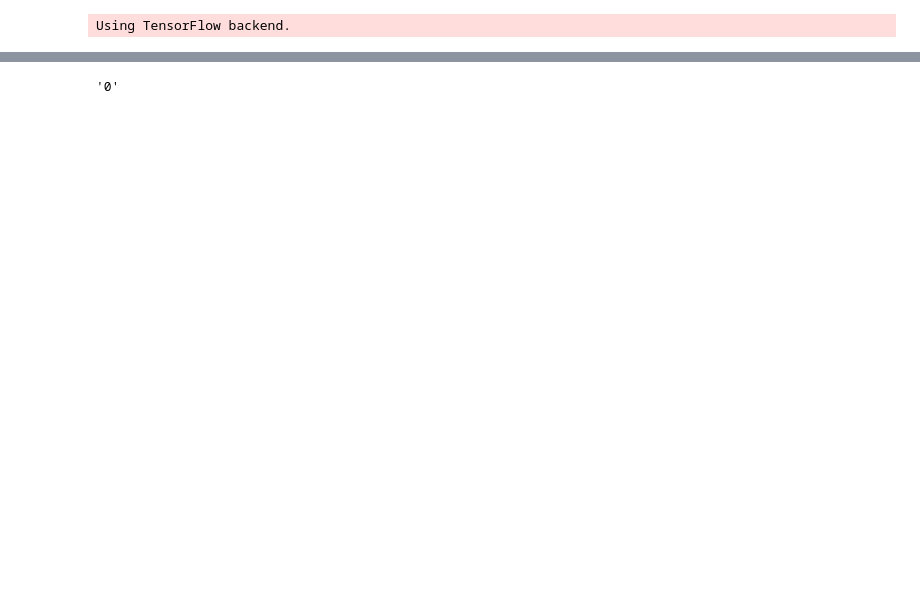
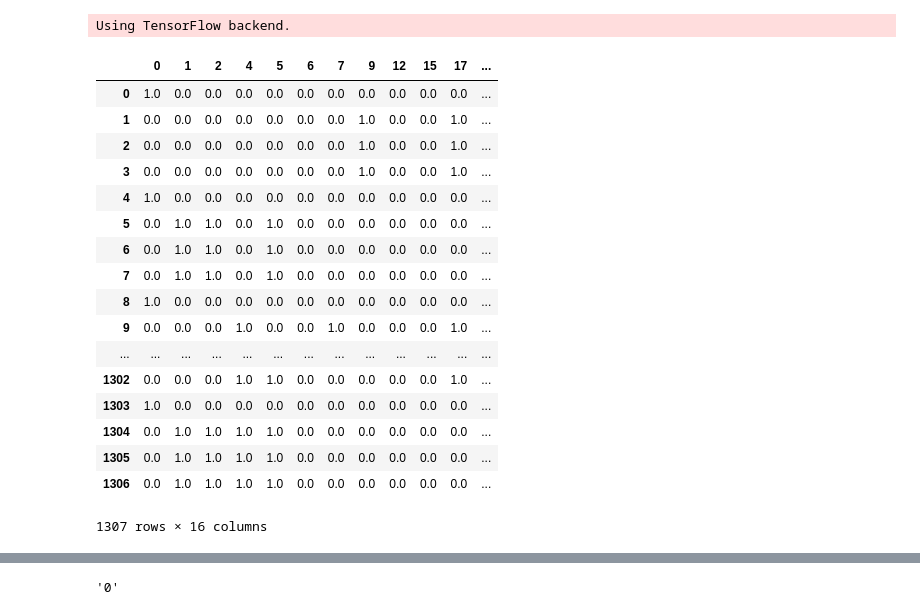
Before and after one commit to SunProg/do-neural-networks-learn-faus-iccvw-2015, a Jupyter notebook: feature-au.ipynb, the cells around one changed output, grey strips where cells are left out. Drawn from its saved outputs; the diff is of its cells as text; code cells hidden in the pictures; blank space fills up the shorter version.

```diff
--- a/feature-au.ipynb
+++ b/feature-au.ipynb
@@ -39,3 +43,24 @@ del facs['Unnamed: 0']
+# %%
+facs
+# %% [output]
+|  | 0 | 1 | 2 | 4 | 5 | 6 | 7 | 9 | 12 | 15 | 17 | ... |
+| 0 | 1.0 | 0.0 | 0.0 | 0.0 | 0.0 | 0.0 | 0.0 | 0.0 | 0.0 | 0.0 | 0.0 | ... |
+| 1 | 0.0 | 0.0 | 0.0 | 0.0 | 0.0 | 0.0 | 0.0 | 1.0 | 0.0 | 0.0 | 1.0 | ... |
+| 2 | 0.0 | 0.0 | 0.0 | 0.0 | 0.0 | 0.0 | 0.0 | 1.0 | 0.0 | 0.0 | 1.0 | ... |
+| 3 | 0.0 | 0.0 | 0.0 | 0.0 | 0.0 | 0.0 | 0.0 | 1.0 | 0.0 | 0.0 | 1.0 | ... |
+| 4 | 1.0 | 0.0 | 0.0 | 0.0 | 0.0 | 0.0 | 0.0 | 0.0 | 0.0 | 0.0 | 0.0 | ... |
+| 5 | 0.0 | 1.0 | 1.0 | 0.0 | 1.0 | 0.0 | 0.0 | 0.0 | 0.0 | 0.0 | 0.0 | ... |
+| 6 | 0.0 | 1.0 | 1.0 | 0.0 | 1.0 | 0.0 | 0.0 | 0.0 | 0.0 | 0.0 | 0.0 | ... |
+| 7 | 0.0 | 1.0 | 1.0 | 0.0 | 1.0 | 0.0 | 0.0 | 0.0 | 0.0 | 0.0 | 0.0 | ... |
+| 8 | 1.0 | 0.0 | 0.0 | 0.0 | 0.0 | 0.0 | 0.0 | 0.0 | 0.0 | 0.0 | 0.0 | ... |
+| 9 | 0.0 | 0.0 | 0.0 | 1.0 | 0.0 | 0.0 | 1.0 | 0.0 | 0.0 | 0.0 | 1.0 | ... |
+| ... | ... | ... | ... | ... | ... | ... | ... | ... | ... | ... | ... | ... |
+| 1302 | 0.0 | 0.0 | 0.0 | 1.0 | 1.0 | 0.0 | 0.0 | 0.0 | 0.0 | 0.0 | 1.0 | ... |
+| 1303 | 1.0 | 0.0 | 0.0 | 0.0 | 0.0 | 0.0 | 0.0 | 0.0 | 0.0 | 0.0 | 0.0 | ... |
+| 1304 | 0.0 | 1.0 | 1.0 | 1.0 | 1.0 | 0.0 | 0.0 | 0.0 | 0.0 | 0.0 | 0.0 | ... |
+| 1305 | 0.0 | 1.0 | 1.0 | 1.0 | 1.0 | 0.0 | 0.0 | 0.0 | 0.0 | 0.0 | 0.0 | ... |
+| 1306 | 0.0 | 1.0 | 1.0 | 1.0 | 1.0 | 0.0 | 0.0 | 0.0 | 0.0 | 0.0 | 0.0 | ... |
+1307 rows × 16 columns
 # %%
 from sklearn.model_selection import train_test_split
 # %%
```
Also changed, not shown: parts of 16 cells of this notebook, 1 other file.
